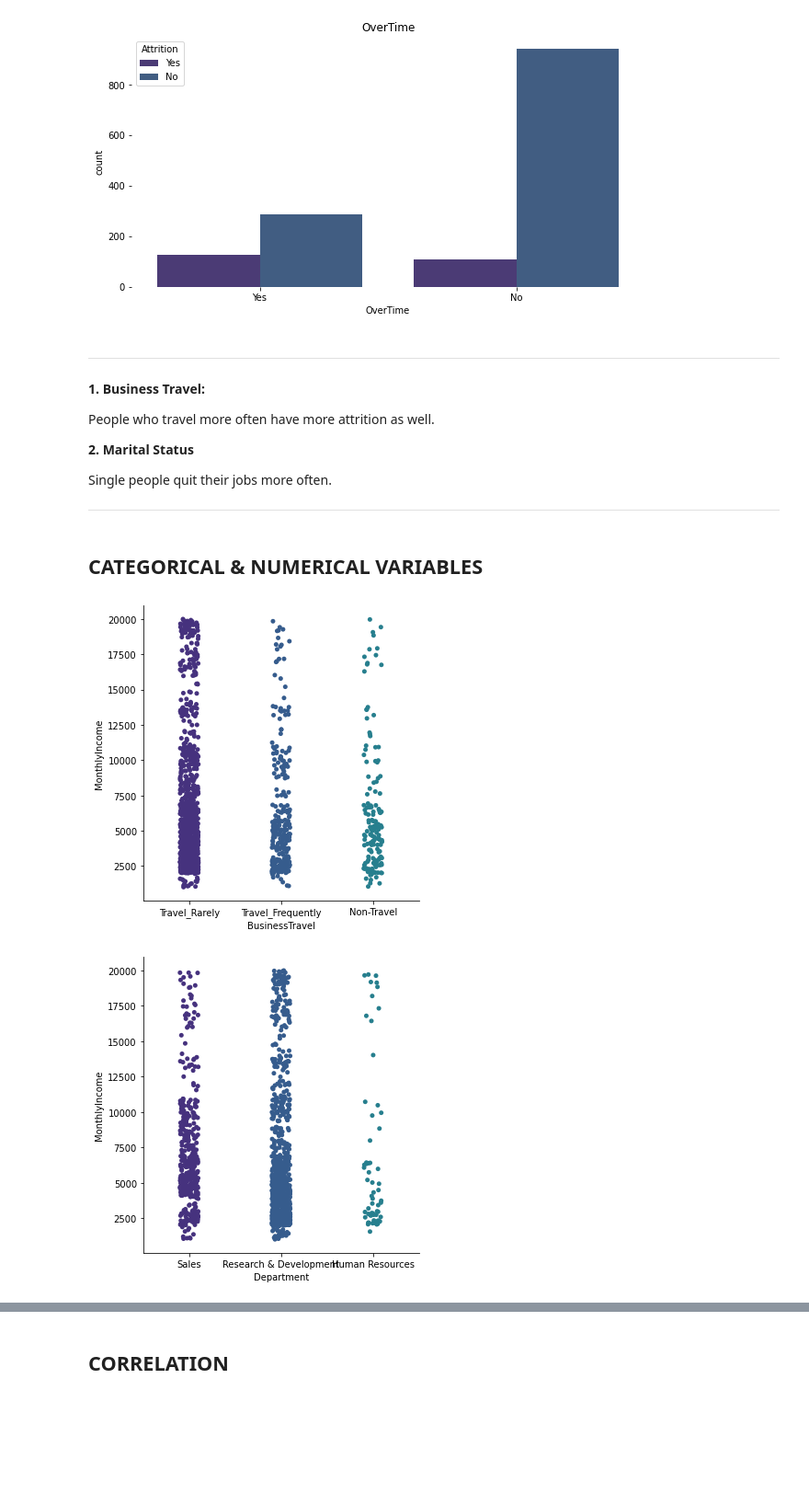
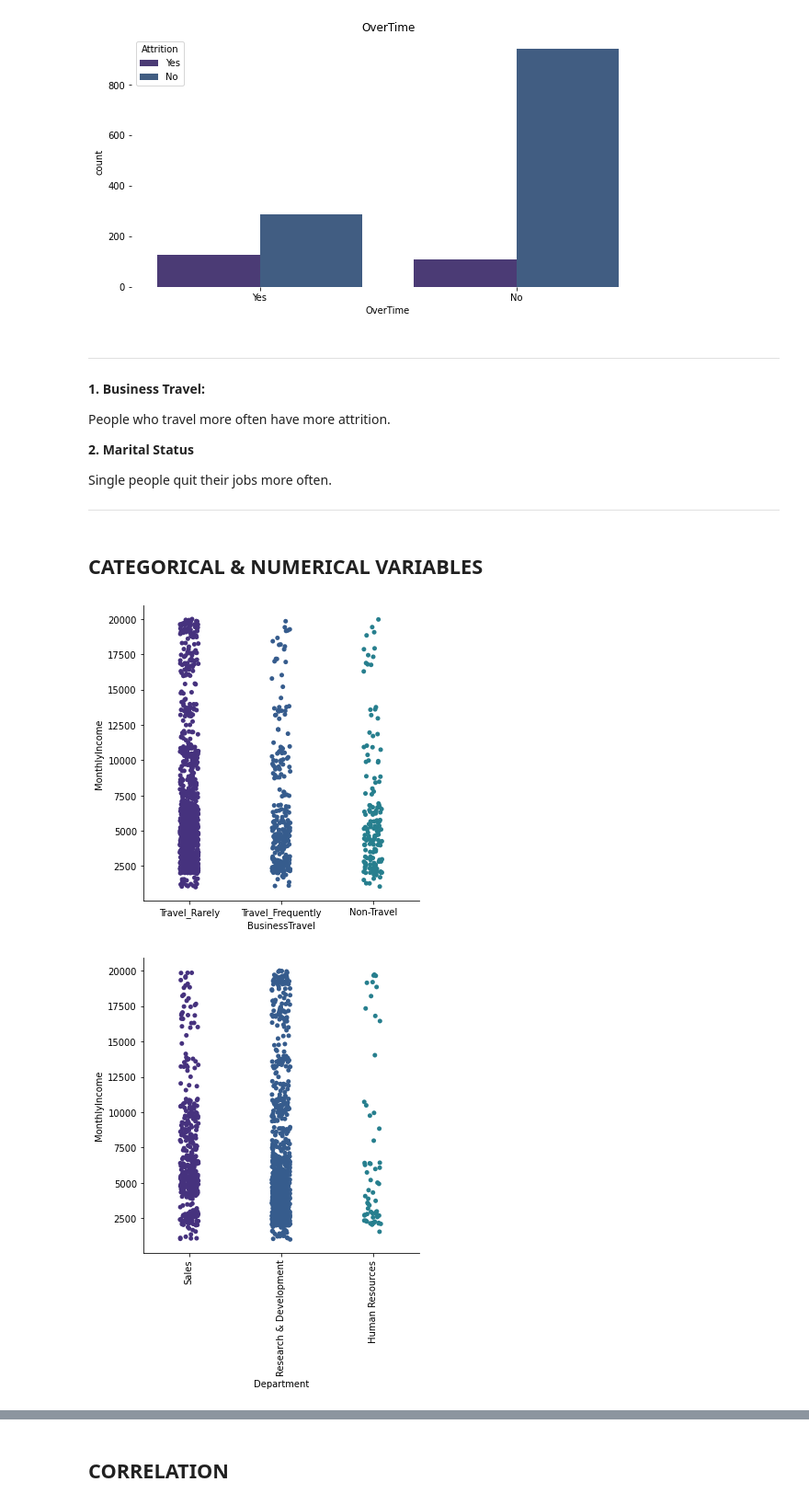
Before and after one commit to daianeklein/HR-Analytics, a Jupyter notebook: HR-Analytics.ipynb, the cells around one changed output, grey strips where cells are left out. Shown at 92% size. Drawn from its saved outputs; the diff is of its cells as text; code cells hidden in the pictures; blank space fills up the shorter version.

```diff
--- a/HR-Analytics.ipynb
+++ b/HR-Analytics.ipynb
@@ -23,3 +23,9 @@ df_raw.head()
 | 3 | 33 | No | Travel_Frequently | 1392 | Research & Development | 3 | 4 | ... |
 | 4 | 27 | No | Travel_Rarely | 591 | Research & Development | 2 | 1 | ... |
 5 rows × 35 columns
+# %%
+# validation data
+df_validation = df_raw.sample(frac = 0.20)
+
+# split df and validation data
+df_raw = df_raw[~df_raw.index.isin(df_validation.index)]
@@ -348,7 +368,7 @@ for d in cat_variables.columns:
 
 **1. Business Travel:**
 
-People who travel more often have more attrition as well.
+People who travel more often have more attrition.
 
 **2. Marital Status**
 
@@ -360,9 +380,10 @@ Single people quit their jobs more often.
 # %%
 sns.catplot(data = df1, x = 'BusinessTravel', y = 'MonthlyIncome');
 # %% [output]
-[figure, old version]
+[figure, new version]
 # %%
-sns.catplot(data = df1, x = 'Department', y = 'MonthlyIncome');
+sns.catplot(data = df1, x = 'Department', y = 'MonthlyIncome')
+plt.xticks(rotation = 90);
 # %% [output]
-[figure, old version]
+[figure, new version]
 # %%
```
Also changed, not shown: parts of 7 cells of this notebook.
